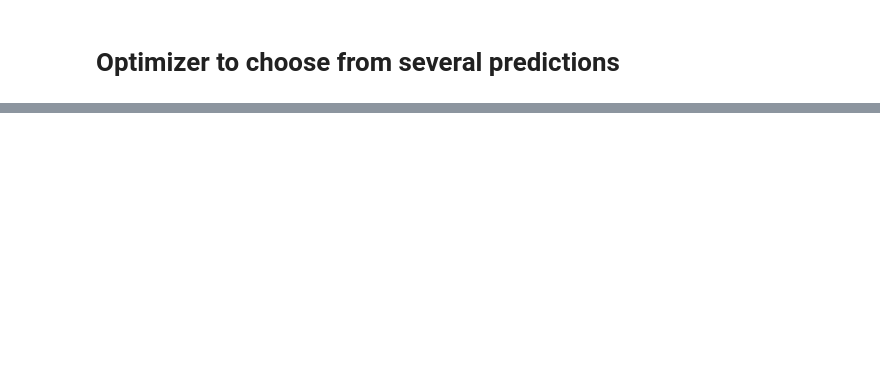
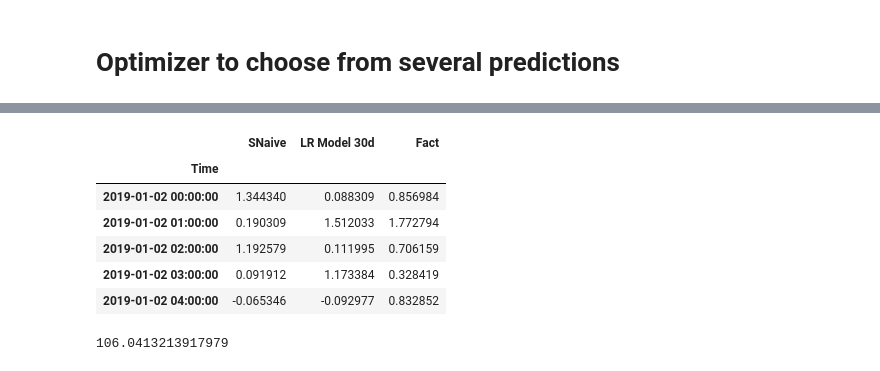
Before and after one commit to mariapaskevich/vof, a Jupyter notebook: Package_draft.ipynb, the cells around one changed output, grey strips where cells are left out. Drawn from its saved outputs; the diff is of its cells as text; code cells hidden in the pictures; blank space fills up the shorter version.

```diff
--- a/Package_draft.ipynb
+++ b/Package_draft.ipynb
@@ -321,7 +293,10 @@ def cost_function(solution):
     violations_battery = (np.sum(np.where(cumsum>BATTERY_CAPACITY)) + np.sum(np.where(cumsum<0))) * 10000
 
     #penalty for putting electricity back to the grid
-    grid_load = (odm.candidate+solution).values
+    if EVALUATE:
+        grid_load = (odm.y+solution).values
+    else:
+        grid_load = (odm.candidate+solution).values
     violations_demand = -np.sum(grid_load[np.where(grid_load<0)]) * 10000
 
     #penlty for high peak in load
@@ -332,19 +307,5 @@ def cost_function(solution):
     battery_usage = (1 - BATTERY_EFFICIENCY) * np.sum(np.abs(solution)) * 1000
 
     total_cost = violations_battery + violations_demand + violations_peak + battery_usage
+    print(violations_battery,violations_demand,violations_peak,battery_usage)
     return total_cost
-
-
-odm = OptimalDecisionMakers(data.loc[data.index<'2019-01-15'],'Fact')
-
-TIME_HORIZON = 96
-DECISION_TIMESTEP = 24
-PEAK_POWER_LIMIT = 12
-BATTERY_CHARGE = 0
-BATTERY_CAPACITY = 150
-BATTERY_EFFICIENCY = .9
-
-par = ng.p.Array(shape=(TIME_HORIZON,)).set_bounds(lower=-80, upper=80)
-optimizer = ng.optimizers.CMA(parametrization=par, budget=10000)
-
-sol = odm.select_value_optimal_model(optimizer,cost_function,decision_time_step=DECISION_TIMESTEP,optimization_horizon=TIME_HORIZON)
@@ -373,0 +369,17 @@ ValueError: Cannot index with multidimensional key
+# %%
+sol.head()
+# %% [output]
+|  | SNaive | LR Model 30d | Fact |
+| Time |  |  |  |
+| 2019-01-02 00:00:00 | 1.344340 | 0.088309 | 0.856984 |
+| 2019-01-02 01:00:00 | 0.190309 | 1.512033 | 1.772794 |
+| 2019-01-02 02:00:00 | 1.192579 | 0.111995 | 0.706159 |
+| 2019-01-02 03:00:00 | 0.091912 | 1.173384 | 0.328419 |
+| 2019-01-02 04:00:00 | -0.065346 | -0.092977 | 0.832852 |
+# %%
+grid_load = (odm.x['Fact']+sol['SNaive']).values
+margin = (PEAK_POWER_LIMIT - grid_load)
+violations_peak = - np.sum(margin[np.where(margin < 0)]) * 1000
+violations_peak
+# %% [output]
+106.0413213917979
```
Also changed, not shown: parts of 11 cells of this notebook.
